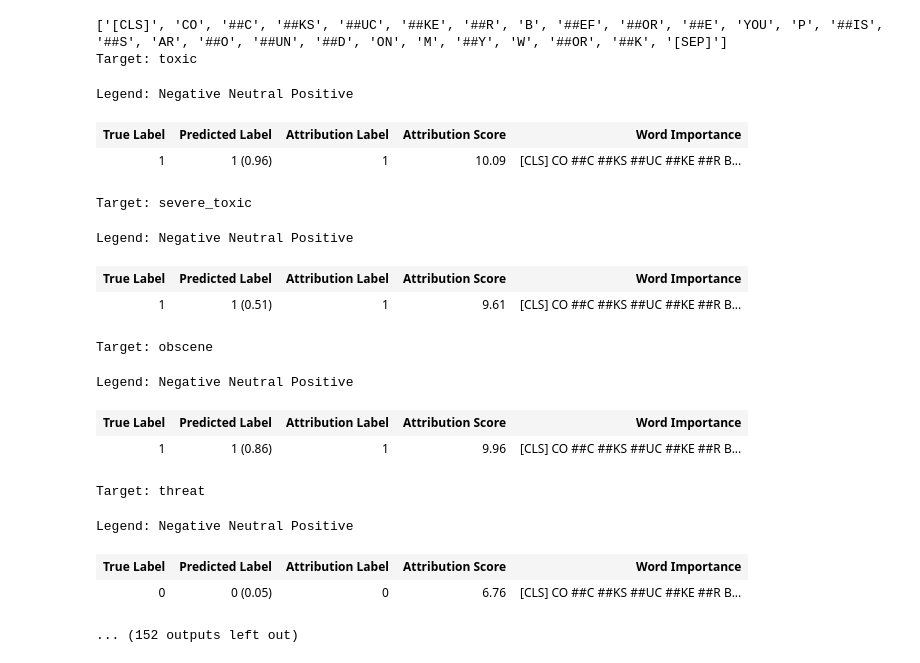
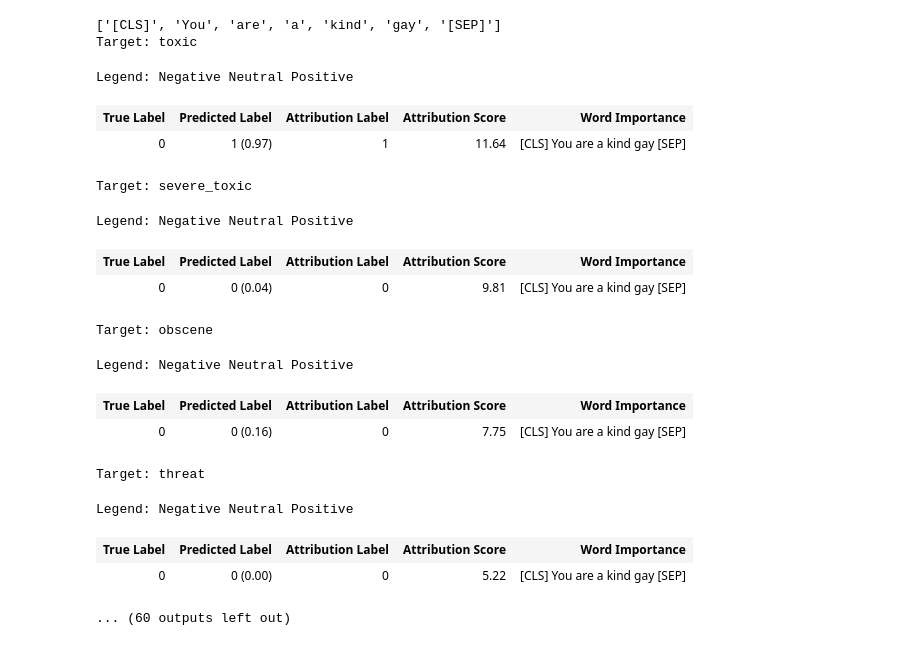
Before and after one commit to davidreusch/BERT-TSC, a Jupyter notebook: explain.ipynb, the cells around one changed output. Drawn from its saved outputs; the diff is of its cells as text; code cells hidden in the pictures.

Commit message:
refactor explain, minor changes

```diff
--- a/explain.ipynb
+++ b/explain.ipynb
@@ -23 +22,14 @@ def get_toxic_examples(df):
+# %%
+
+checkpoint_path = "/home/david/TU-Kurse/WS22_23/PML/BERT-TSC/lightning_logs/cluster/difference_weighting_3ep/checkpoints/epoch=2-step=19947.ckpt"
+checkpoint = torch.load(checkpoint_path, map_location=device)
+pretrained_state_dict = checkpoint["state_dict"]
+model = TSCModel_PL(cfg)
+model.load_pretrained_weights_whole_model(pretrained_state_dict)
+model = model.to(device)
+tokenizer : BertTokenizer = BertTokenizer.from_pretrained("bert-base-cased")
+lig = LayerIntegratedGradients(model, model.backbone.embeddings)
+ref_token_id = tokenizer.pad_token_id
+sep_token_id = tokenizer.sep_token_id
+cls_token_id = tokenizer.cls_token_id
 # %%
@@ -113,35 +109,31 @@ DJ Robinson is gay as hell! he sucks his dick so much!!!!!
-# %%
-
-lig = LayerIntegratedGradients(model, model.backbone.embeddings)
-examples = toxic_train.iloc[0:10]
-for index, example in examples.iterrows():
-    sentence = example["comment_text"]
-    labels = example.iloc[2:].to_list()
-
-    input_dict, ref_dict = construct_input_ref_pair(sentence, tokenizer, ref_token_id, sep_token_id, cls_token_id)
-    raw_tokens = tokenizer.convert_ids_to_tokens(input_dict["input_ids"].tolist()[0])
-    # input_dict_tok = tokenizer(sentence1, return_tensors="pt", padding=True, truncation=True, return_token_type_ids=True, return_attention_mask=True)
-    with torch.no_grad():
-        attributions, deltas = attribute(lig, input_dict, ref_dict, labels)
-        predictions = predict(model, input_dict)[0].detach().cpu()
-    visualize(attributions, deltas, predictions, raw_tokens, labels)
-    del(attributions, deltas, predictions, raw_tokens, input_dict, ref_dict)
-# %% [output]
-['[CLS]', 'CO', '##C', '##KS', '##UC', '##KE', '##R', 'B', '##EF', '##OR', '##E', 'YOU', 'P', '##IS', '##S', 'AR', '##O', '##UN', '##D', 'ON', 'M', '##Y', 'W', '##OR', '##K', '[SEP]']
-Target: toxic
-Legend: Negative Neutral Positive
-| True Label | Predicted Label | Attribution Label | Attribution Score | Word Importance |
-| 1 | 1 (0.96) | 1 | 10.09 | [CLS] CO ##C ##KS ##UC ##KE ##R B... |
-Target: severe_toxic
-Legend: Negative Neutral Positive
-| True Label | Predicted Label | Attribution Label | Attribution Score | Word Importance |
-| 1 | 1 (0.51) | 1 | 9.61 | [CLS] CO ##C ##KS ##UC ##KE ##R B... |
-Target: obscene
-Legend: Negative Neutral Positive
-| True Label | Predicted Label | Attribution Label | Attribution Score | Word Importance |
-| 1 | 1 (0.86) | 1 | 9.96 | [CLS] CO ##C ##KS ##UC ##KE ##R B... |
-Target: threat
-Legend: Negative Neutral Positive
-| True Label | Predicted Label | Attribution Label | Attribution Score | Word Importance |
-| 0 | 0 (0.05) | 0 | 6.76 | [CLS] CO ##C ##KS ##UC ##KE ##R B... |
-... (152 outputs left out)
+# %%
+# example sentences taken from
+# https://github.com/conversationai/unintended-ml-bias-analysis/blob/main/sentence_templates/en_sentence_templates.csv
+bert_worst_fp = 'You are a kind gay'
+bert_worst_fn =  'Anastasiya is a horrible younger'
+bert_aug_worst_fp =  'Mohammed is a neat muslim'
+bert_aug_worst_fn = 'Hiro is a vile asian'
+
+explain(model, bert_worst_fp, labels=[0, 0, 0, 0, 0, 0])
+explain(model, bert_worst_fn, labels=[1, 0, 0, 0, 0, 0])
+explain(model, bert_aug_worst_fp, labels=[0, 0, 0, 0, 0, 0])
+explain(model, bert_aug_worst_fn, labels=[1, 0, 0, 0, 0, 1])
+# %% [output]
+['[CLS]', 'You', 'are', 'a', 'kind', 'gay', '[SEP]']
+Target: toxic
+Legend: Negative Neutral Positive
+| True Label | Predicted Label | Attribution Label | Attribution Score | Word Importance |
+| 0 | 1 (0.97) | 1 | 11.64 | [CLS] You are a kind gay [SEP] |
+Target: severe_toxic
+Legend: Negative Neutral Positive
+| True Label | Predicted Label | Attribution Label | Attribution Score | Word Importance |
+| 0 | 0 (0.04) | 0 | 9.81 | [CLS] You are a kind gay [SEP] |
+Target: obscene
+Legend: Negative Neutral Positive
+| True Label | Predicted Label | Attribution Label | Attribution Score | Word Importance |
+| 0 | 0 (0.16) | 0 | 7.75 | [CLS] You are a kind gay [SEP] |
+Target: threat
+Legend: Negative Neutral Positive
+| True Label | Predicted Label | Attribution Label | Attribution Score | Word Importance |
+| 0 | 0 (0.00) | 0 | 5.22 | [CLS] You are a kind gay [SEP] |
+... (60 outputs left out)
```
Also changed, not shown: parts of 11 cells of this notebook, 2 other files.
